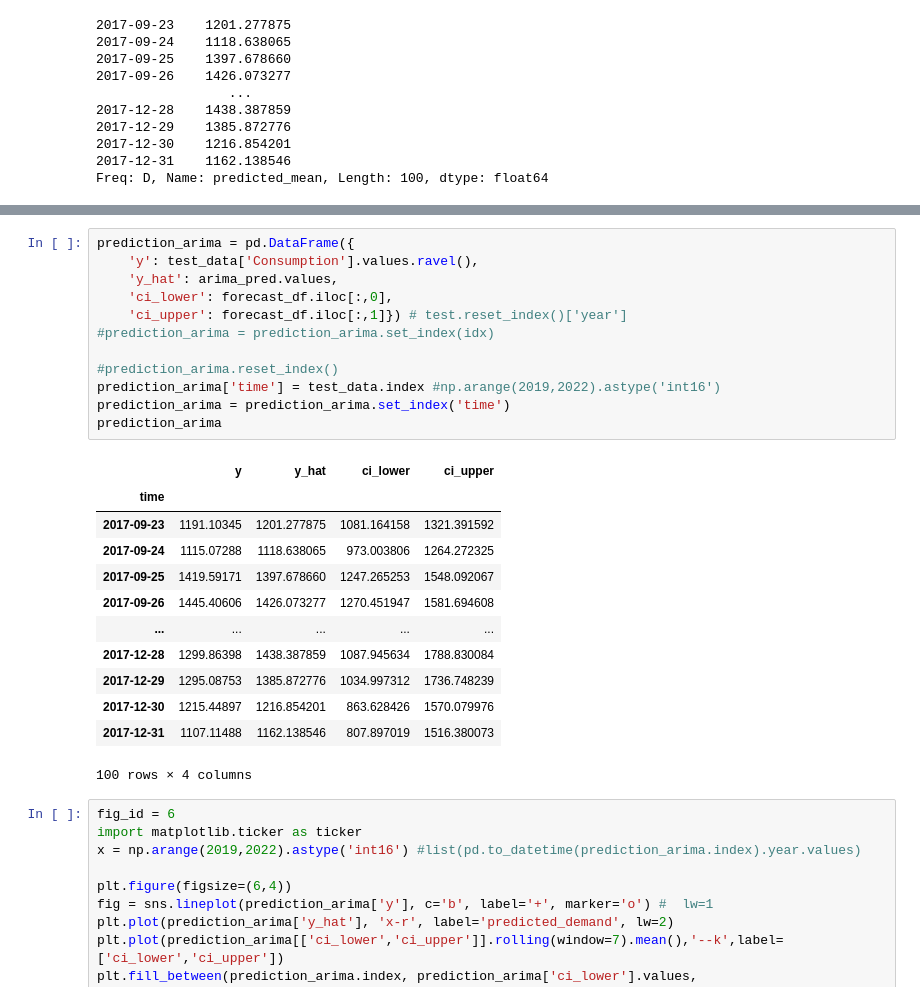
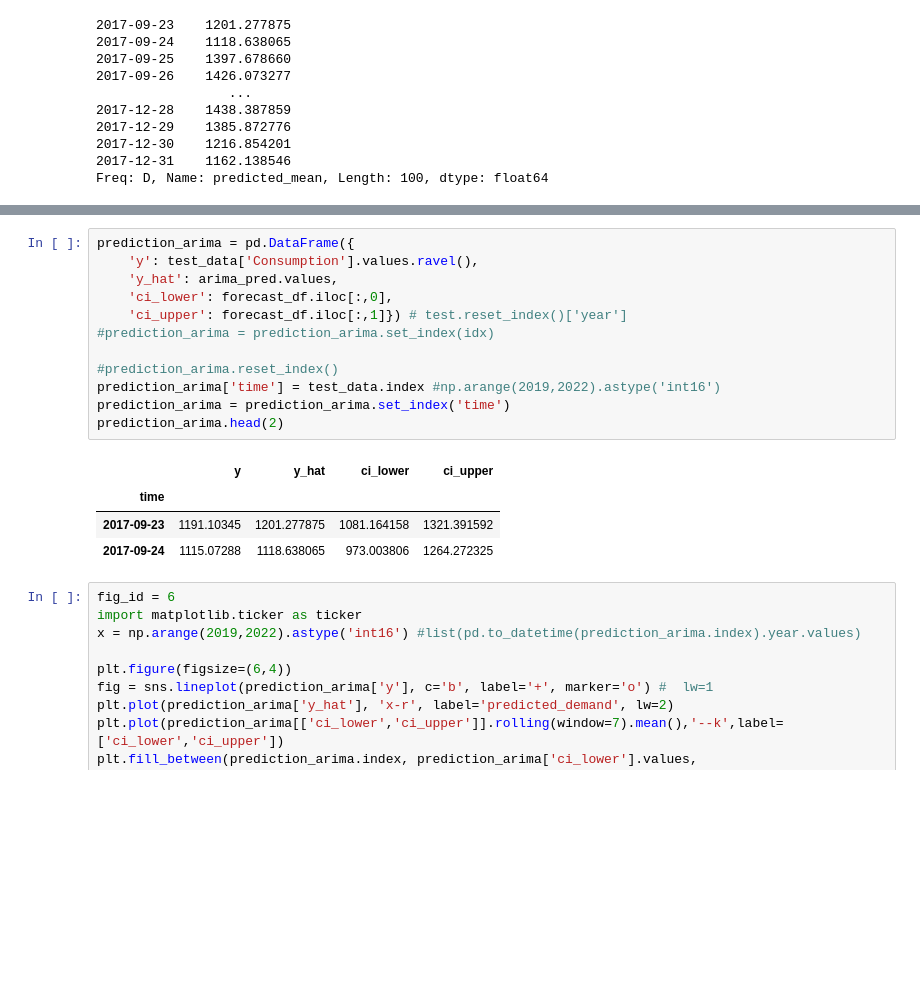
Before and after one commit to Alex1iv/Power_consumption_prediction, a Jupyter notebook: notebooks/power_consumption.ipynb, the cells around one changed output, grey strips where cells are left out. Cells and saved outputs as stored; diff of their text form; blank space fills up the shorter version.

```diff
--- a/notebooks/power_consumption.ipynb
+++ b/notebooks/power_consumption.ipynb
@@ -527,28 +517,20 @@ forecast_df
 # %%
 prediction_arima = pd.DataFrame({
     'y': test_data['Consumption'].values.ravel(),
     'y_hat': arima_pred.values,
     'ci_lower': forecast_df.iloc[:,0],
     'ci_upper': forecast_df.iloc[:,1]}) # test.reset_index()['year']
 #prediction_arima = prediction_arima.set_index(idx)
 
 #prediction_arima.reset_index()
 prediction_arima['time'] = test_data.index #np.arange(2019,2022).astype('int16')
 prediction_arima = prediction_arima.set_index('time')
-prediction_arima
+prediction_arima.head(2)
 # %% [output]
 |  | y | y_hat | ci_lower | ci_upper |
 | time |  |  |  |  |
 | 2017-09-23 | 1191.10345 | 1201.277875 | 1081.164158 | 1321.391592 |
 | 2017-09-24 | 1115.07288 | 1118.638065 | 973.003806 | 1264.272325 |
-| 2017-09-25 | 1419.59171 | 1397.678660 | 1247.265253 | 1548.092067 |
-| 2017-09-26 | 1445.40606 | 1426.073277 | 1270.451947 | 1581.694608 |
-| ... | ... | ... | ... | ... |
-| 2017-12-28 | 1299.86398 | 1438.387859 | 1087.945634 | 1788.830084 |
-| 2017-12-29 | 1295.08753 | 1385.872776 | 1034.997312 | 1736.748239 |
-| 2017-12-30 | 1215.44897 | 1216.854201 | 863.628426 | 1570.079976 |
-| 2017-12-31 | 1107.11488 | 1162.138546 | 807.897019 | 1516.380073 |
-100 rows × 4 columns
 # %%
 fig_id = 6
 import matplotlib.ticker as ticker
```
Also changed, not shown: parts of 8 cells of this notebook, 1 other file.
